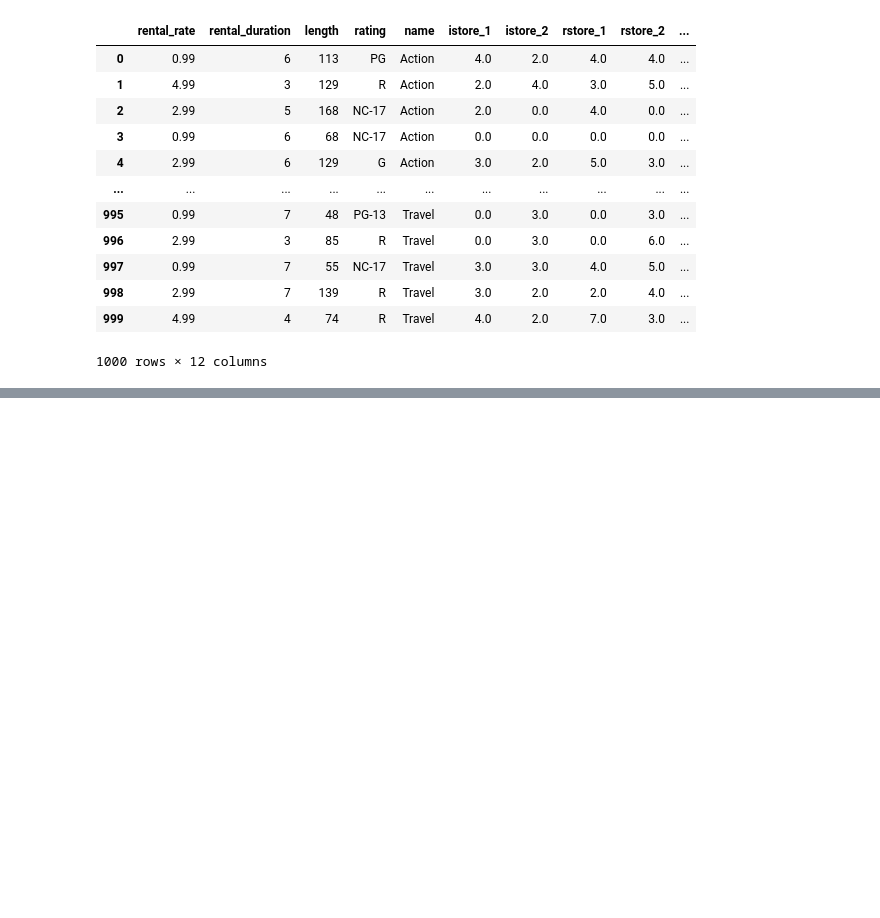
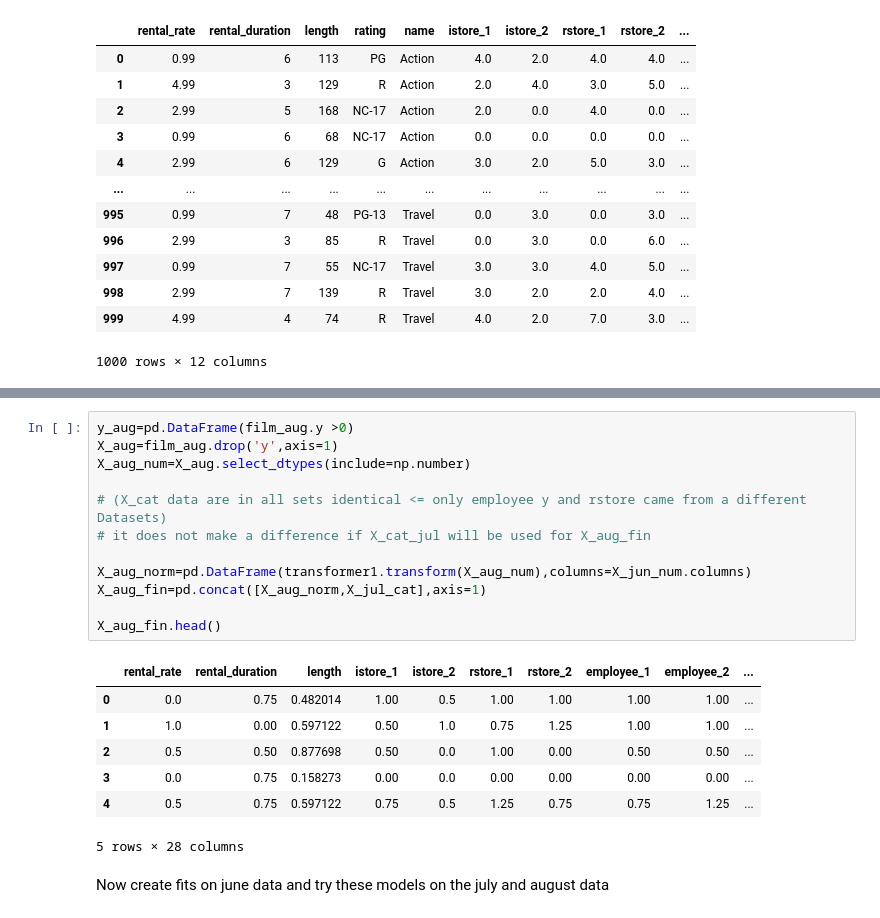
Before and after one commit to DaLahrmann/lab-predictions-logistic-regression, a Jupyter notebook: Sakila_python.ipynb, the cells around one changed output, grey strips where cells are left out. Drawn from its saved outputs; the diff is of its cells as text; blank space fills up the shorter version.

```diff
--- a/Sakila_python.ipynb
+++ b/Sakila_python.ipynb
@@ -571,0 +610,22 @@ display(film_aug)
+# %%
+y_aug=pd.DataFrame(film_aug.y >0)
+X_aug=film_aug.drop('y',axis=1)
+X_aug_num=X_aug.select_dtypes(include=np.number)
+
+# (X_cat data are in all sets identical <= only employee y and rstore came from a different Datasets)
+# it does not make a difference if X_cat_jul will be used for X_aug_fin
+
+X_aug_norm=pd.DataFrame(transformer1.transform(X_aug_num),columns=X_jun_num.columns)
+X_aug_fin=pd.concat([X_aug_norm,X_jul_cat],axis=1)
+
+X_aug_fin.head()
+# %% [output]
+|  | rental_rate | rental_duration | length | istore_1 | istore_2 | rstore_1 | rstore_2 | employee_1 | employee_2 | ... |
+| 0 | 0.0 | 0.75 | 0.482014 | 1.00 | 0.5 | 1.00 | 1.00 | 1.00 | 1.00 | ... |
+| 1 | 1.0 | 0.00 | 0.597122 | 0.50 | 1.0 | 0.75 | 1.25 | 1.00 | 1.00 | ... |
+| 2 | 0.5 | 0.50 | 0.877698 | 0.50 | 0.0 | 1.00 | 0.00 | 0.50 | 0.50 | ... |
+| 3 | 0.0 | 0.75 | 0.158273 | 0.00 | 0.0 | 0.00 | 0.00 | 0.00 | 0.00 | ... |
+| 4 | 0.5 | 0.75 | 0.597122 | 0.75 | 0.5 | 1.25 | 0.75 | 0.75 | 1.25 | ... |
+5 rows × 28 columns
+# %% [markdown]
+Now create fits on june data and try these models on the july and august data
```
Also changed, not shown: parts of 12 cells of this notebook.
